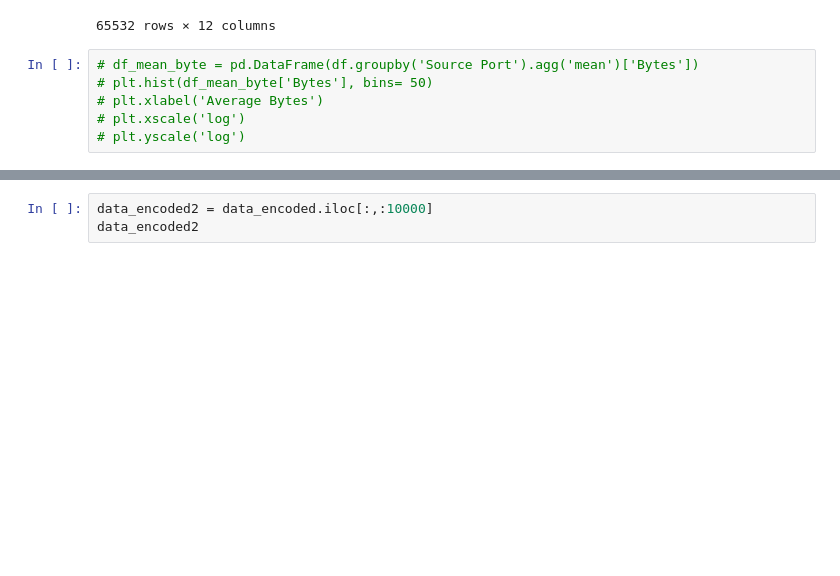
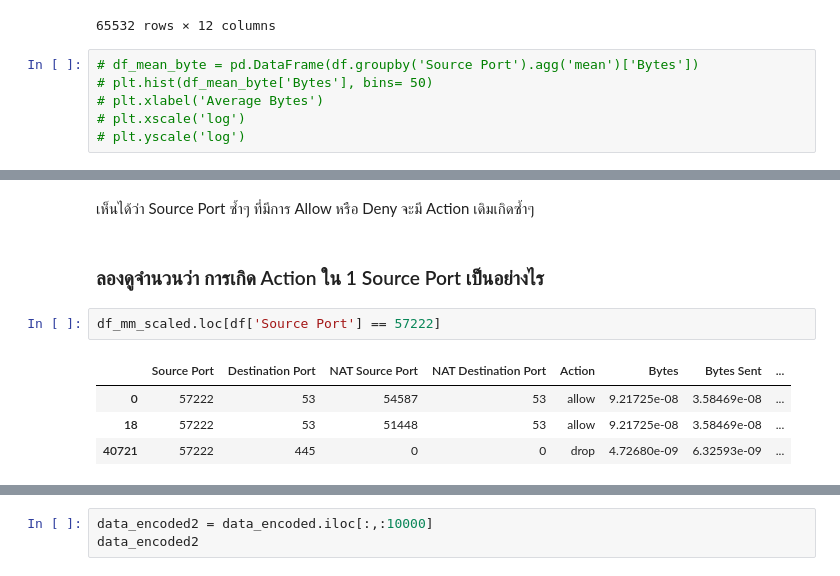
Before and after one commit to kimteespk/Firewall_log_classification, a Jupyter notebook: main.ipynb, the cells around one changed output, grey strips where cells are left out. Cells and saved outputs as stored; diff of their text form; blank space fills up the shorter version.

```diff
--- a/main.ipynb
+++ b/main.ipynb
@@ -419,0 +450,11 @@ data_encoded
+# %% [markdown]
+เห็นได้ว่า Source Port ซ้ำๆ ที่มีการ Allow หรือ Deny จะมี Action เดิมเกิดซ้ำๆ
+# %% [markdown]
+### ลองดูจำนวนว่า การเกิด Action ใน 1 Source Port เป็นอย่างไร
+# %%
+df_mm_scaled.loc[df['Source Port'] == 57222]
+# %% [output]
+|  | Source Port | Destination Port | NAT Source Port | NAT Destination Port | Action | Bytes | Bytes Sent | ... |
+| 0 | 57222 | 53 | 54587 | 53 | allow | 9.21725e-08 | 3.58469e-08 | ... |
+| 18 | 57222 | 53 | 51448 | 53 | allow | 9.21725e-08 | 3.58469e-08 | ... |
+| 40721 | 57222 | 445 | 0 | 0 | drop | 4.72680e-09 | 6.32593e-09 | ... |
```
Also changed, not shown: parts of 67 cells of this notebook.
